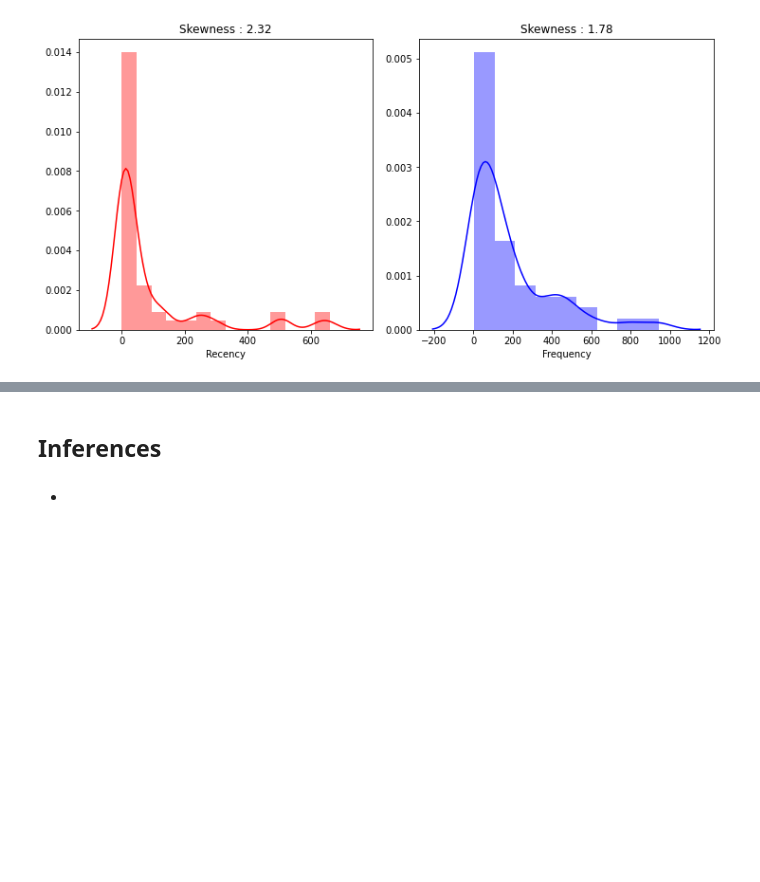
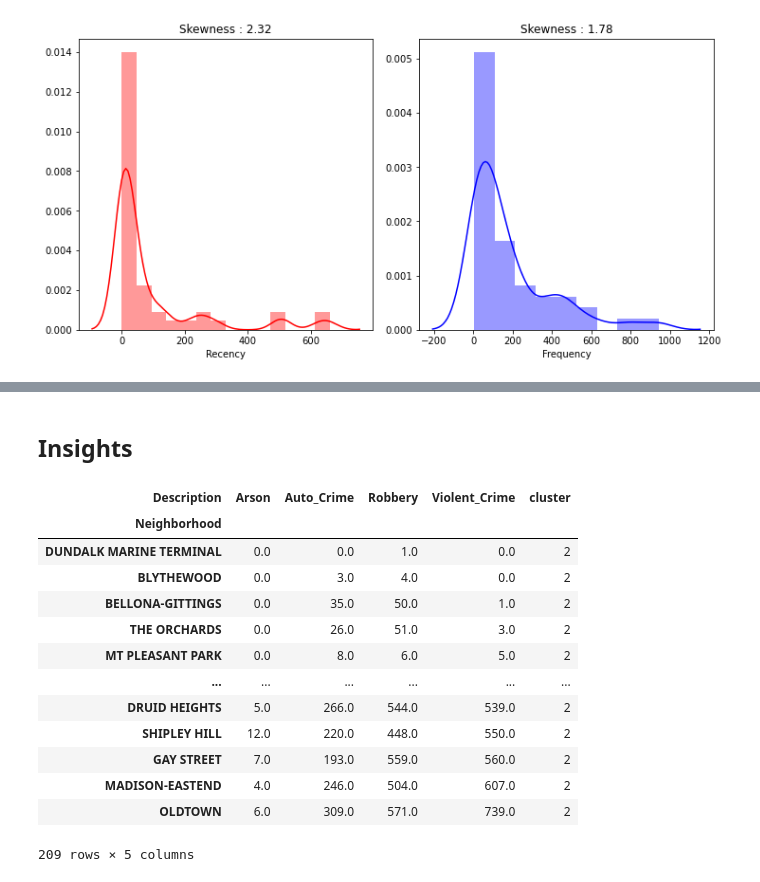
Before and after one commit to marcelthebridge/602_Crime_Clusters, a Jupyter notebook: HW2_Report.ipynb, the cells around one changed output, grey strips where cells are left out. Drawn from its saved outputs; the diff is of its cells as text; code cells hidden in the pictures; blank space fills up the shorter version.

```diff
--- a/HW2_Report.ipynb
+++ b/HW2_Report.ipynb
@@ -205,4 +221,20 @@ utils.KM_Modeling(df)
 # %% [markdown]
-## Inferences
+## Insights
-# %% [markdown]
--
+# %%
+KM_data[KM_data['cluster']==2]
+#These are the neighborhoods, 175 of them, that rank
+# %% [output]
+| Description | Arson | Auto_Crime | Robbery | Violent_Crime | cluster |
+| Neighborhood |  |  |  |  |  |
+| DUNDALK MARINE TERMINAL | 0.0 | 0.0 | 1.0 | 0.0 | 2 |
+| BLYTHEWOOD | 0.0 | 3.0 | 4.0 | 0.0 | 2 |
+| BELLONA-GITTINGS | 0.0 | 35.0 | 50.0 | 1.0 | 2 |
+| THE ORCHARDS | 0.0 | 26.0 | 51.0 | 3.0 | 2 |
+| MT PLEASANT PARK | 0.0 | 8.0 | 6.0 | 5.0 | 2 |
+| ... | ... | ... | ... | ... | ... |
+| DRUID HEIGHTS | 5.0 | 266.0 | 544.0 | 539.0 | 2 |
+| SHIPLEY HILL | 12.0 | 220.0 | 448.0 | 550.0 | 2 |
+| GAY STREET | 7.0 | 193.0 | 559.0 | 560.0 | 2 |
+| MADISON-EASTEND | 4.0 | 246.0 | 504.0 | 607.0 | 2 |
+| OLDTOWN | 6.0 | 309.0 | 571.0 | 739.0 | 2 |
+209 rows × 5 columns
```
Also changed, not shown: parts of 15 cells of this notebook, 1 other file.
